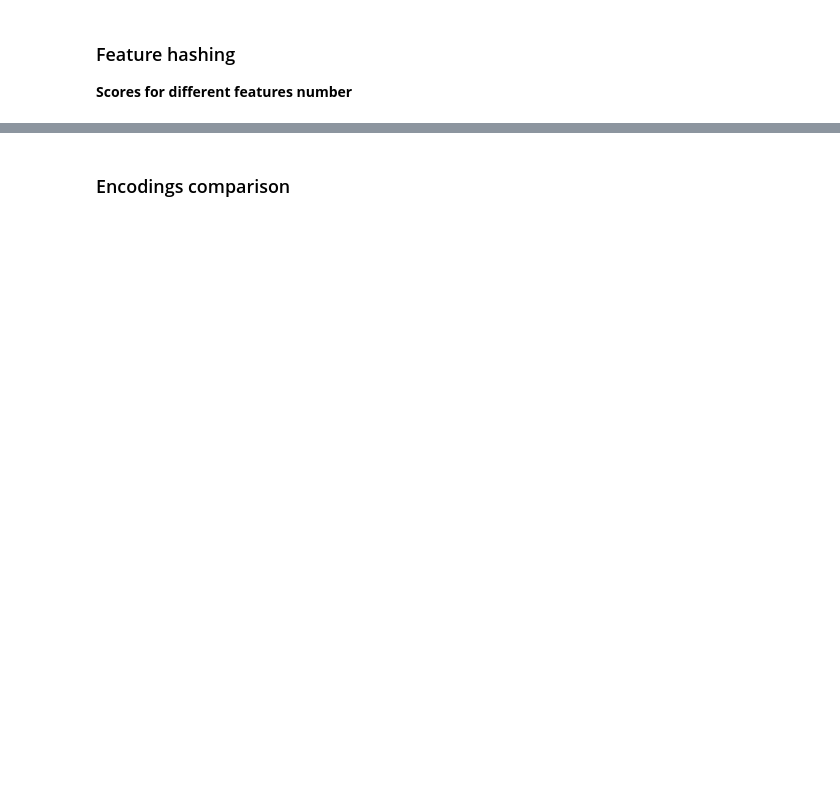
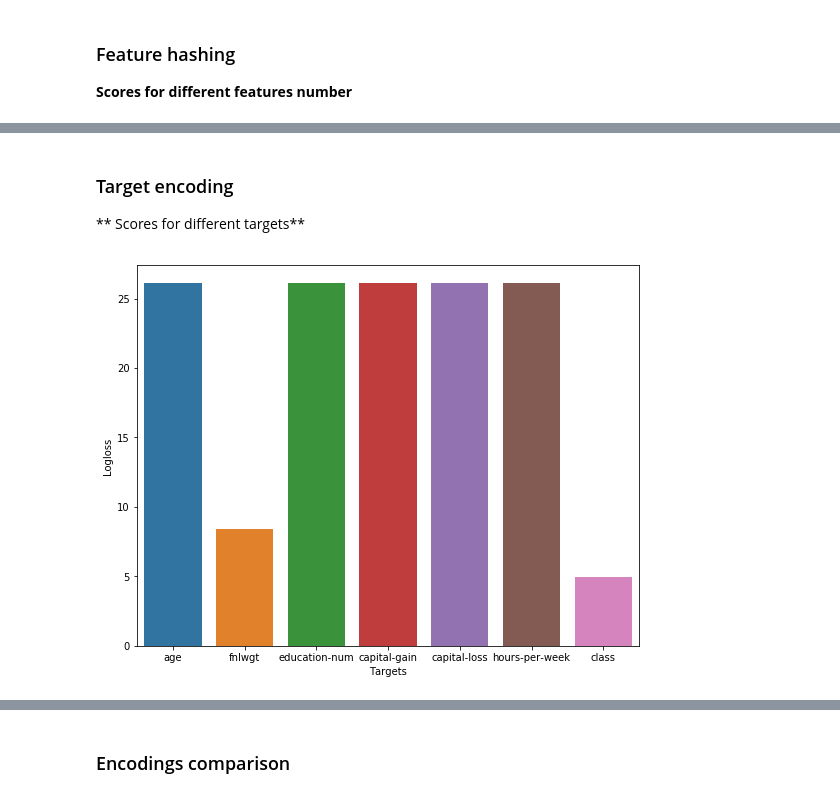
Before and after one commit to Didayolo/medi-chal, a Jupyter notebook: notebooks/encodings/encoding_benchmark.ipynb, the cells around one changed output, grey strips where cells are left out. Cells and saved outputs as stored; diff of their text form; code cells hidden in the pictures; blank space fills up the shorter version.

```diff
--- a/notebooks/encodings/encoding_benchmark.ipynb
+++ b/notebooks/encodings/encoding_benchmark.ipynb
@@ -185,0 +192,37 @@ plt.plot(x, y)
+# %% [markdown]
+### Target encoding
+** Scores for different targets**
+# %%
+#clf = LogisticRegression()
+clf = RandomForestClassifier(n_estimators=100)
+
+numerical_columns = list(D.data.columns[[i for i, j in enumerate(D.feat_type) if j=='Numerical']].values)
+numerical_columns.append('class')
+y = []
+
+for target in numerical_columns:
+
+    # Processing
+    D.process_data(missing='most', code='target', norm='none', target=target)
+
+    X_train = D.get_data('X_train', processed=True)
+    X_test = D.get_data('X_test', processed=True)
+
+    y_train = D.get_data('y_train', processed=True).values.ravel()
+    y_test = D.get_data('y_test', processed=True).values.ravel()
+    y_train = y_train.astype('int')
+    y_test = y_test.astype('int')
+
+    # Train and score
+    clf.fit(X_train, y_train)
+    y_pred = clf.predict(X_test)
+    y.append(log_loss(y_test, y_pred))
+
+# Plot
+results = pd.DataFrame({'Logloss': y, 'Targets': numerical_columns})
+fig, ax = plt.subplots()
+fig.set_size_inches(9, 7)
+sns.barplot(x='Targets', y='Logloss', data=results)
+plt.show()
+# %% [output]
+[figure, added]
```
Also changed, not shown: parts of 10 cells of this notebook, 1 other file.
